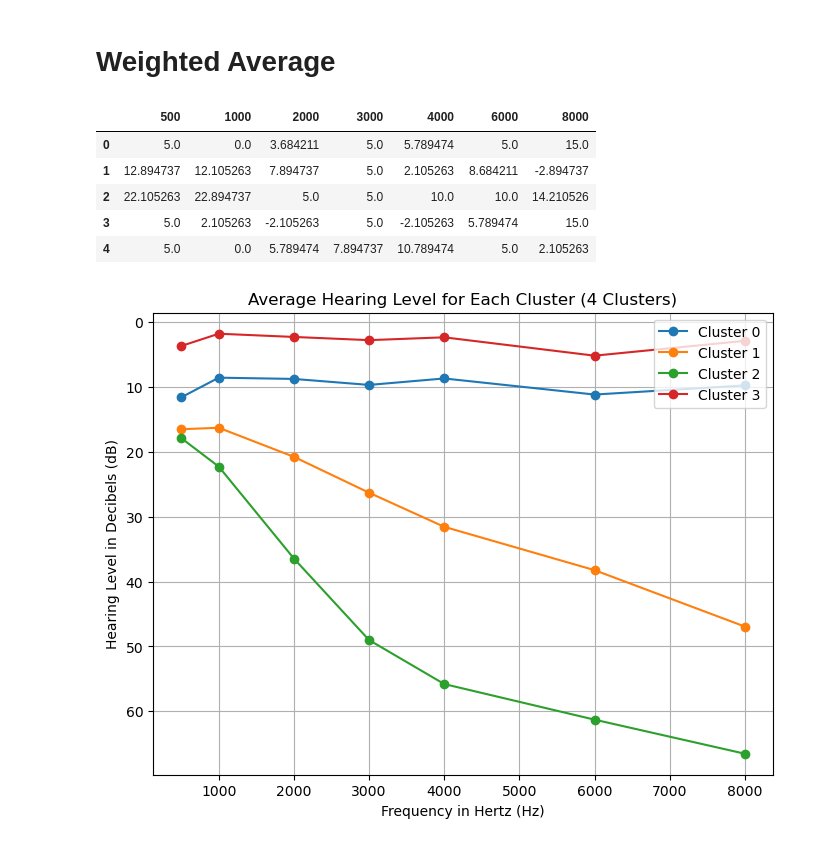
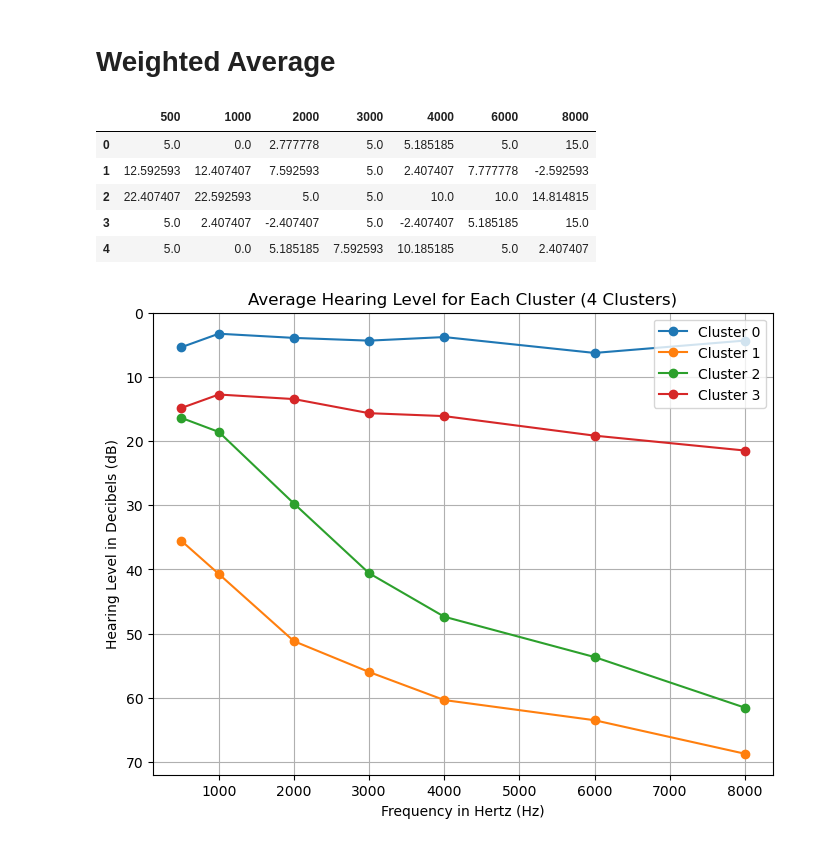
Before and after one commit to BruciiZ/hearing-clustering, a Jupyter notebook: code/K-Means.ipynb, the cells around one changed output. Saved outputs shown, nothing was run; the diff lists cells and outputs as text; code cells hidden in the pictures.

```diff
--- a/code/K-Means.ipynb
+++ b/code/K-Means.ipynb
@@ -532,7 +571,7 @@ print(6670.321743447936 / 7)
 # Weighted Average
 # %%
 # Define weights for left and right ear data
-weights = [0.8, 1.1]
+weights = [1.30, 1.40]
 
 # Calculate the weighted average hearing level
 weighted_average_hearing = (weights[0] * np.array(left_ear_data) + weights[1] * np.array(right_ear_data)) / sum(weights)
@@ -543,47 +582,47 @@ weighted_average_hearing = pd.DataFrame(weighted_average_hearing, columns=freque
 weighted_average_hearing.head()
 # %% [output]
 |  | 500 | 1000 | 2000 | 3000 | 4000 | 6000 | 8000 |
-| 0 | 5.0 | 0.0 | 3.684211 | 5.0 | 5.789474 | 5.0 | 15.0 |
-| 1 | 12.894737 | 12.105263 | 7.894737 | 5.0 | 2.105263 | 8.684211 | -2.894737 |
-| 2 | 22.105263 | 22.894737 | 5.0 | 5.0 | 10.0 | 10.0 | 14.210526 |
-| 3 | 5.0 | 2.105263 | -2.105263 | 5.0 | -2.105263 | 5.789474 | 15.0 |
-| 4 | 5.0 | 0.0 | 5.789474 | 7.894737 | 10.789474 | 5.0 | 2.105263 |
+| 0 | 5.0 | 0.0 | 2.777778 | 5.0 | 5.185185 | 5.0 | 15.0 |
+| 1 | 12.592593 | 12.407407 | 7.592593 | 5.0 | 2.407407 | 7.777778 | -2.592593 |
+| 2 | 22.407407 | 22.592593 | 5.0 | 5.0 | 10.0 | 10.0 | 14.814815 |
+| 3 | 5.0 | 2.407407 | -2.407407 | 5.0 | -2.407407 | 5.185185 | 15.0 |
+| 4 | 5.0 | 0.0 | 5.185185 | 7.592593 | 10.185185 | 5.0 | 2.407407 |
 # %%
 # Fit KMenas to the weighted average hearing data
 scaler = StandardScaler()
-data_scaled = scaler.fit_transform(weighted_average_hearing)
+weighted_data_scaled = scaler.fit_transform(weighted_average_hearing)
 # %%
 # Perform KMeans clustering
-kmeans = KMeans(n_clusters=4, random_state=42)
-kmeans.fit(data_scaled)
+kmeans = KMeans(n_clusters=4, random_state=42, n_init = 'auto')
+kmeans.fit(weighted_data_scaled)
 
 # Add the cluster labels to the original data
 weighted_average_hearing['Cluster'] = kmeans.labels_
 
 # Analyze the cluster centroids for the 3-cluster solution
 centroids = scaler.inverse_transform(kmeans.cluster_centers_)
-centroid_df = pd.DataFrame(centroids, columns=desired_order[:7])
+centroid_df = pd.DataFrame(centroids, columns=frequencies)
 
 # Plot the cluster centroids with 4 clusters
 frequencies = [500, 1000, 2000, 3000, 4000, 6000, 8000]  # Correct frequency values
 
 plt.figure(figsize=(8, 6))
 
 for i in range(4):
-    plt.plot(frequencies, centroid_df_5.iloc[i, :7], marker='o', label=f'Cluster {i}')
+    plt.plot(frequencies, centroid_df.iloc[i, :], marker='o', label=f'Cluster {i}')
 
 # Add labels and reverse y-axis
 plt.xlabel('Frequency in Hertz (Hz)')
 plt.ylabel('Hearing Level in Decibels (dB)')
 plt.title('Average Hearing Level for Each Cluster (4 Clusters)')
 plt.gca().invert_yaxis()  # Reverse the y-axis so 0 is at the top
 plt.legend(loc='upper right')
 plt.grid(True)
 
 # Show plot
 plt.show()
 # %% [output]
-[figure, old version]
+[figure, new version]
 # %%
 # Use Elbow Method to determine optimal number of clusters
 
```
Also changed, not shown: parts of 19 cells of this notebook, 1 other file.
